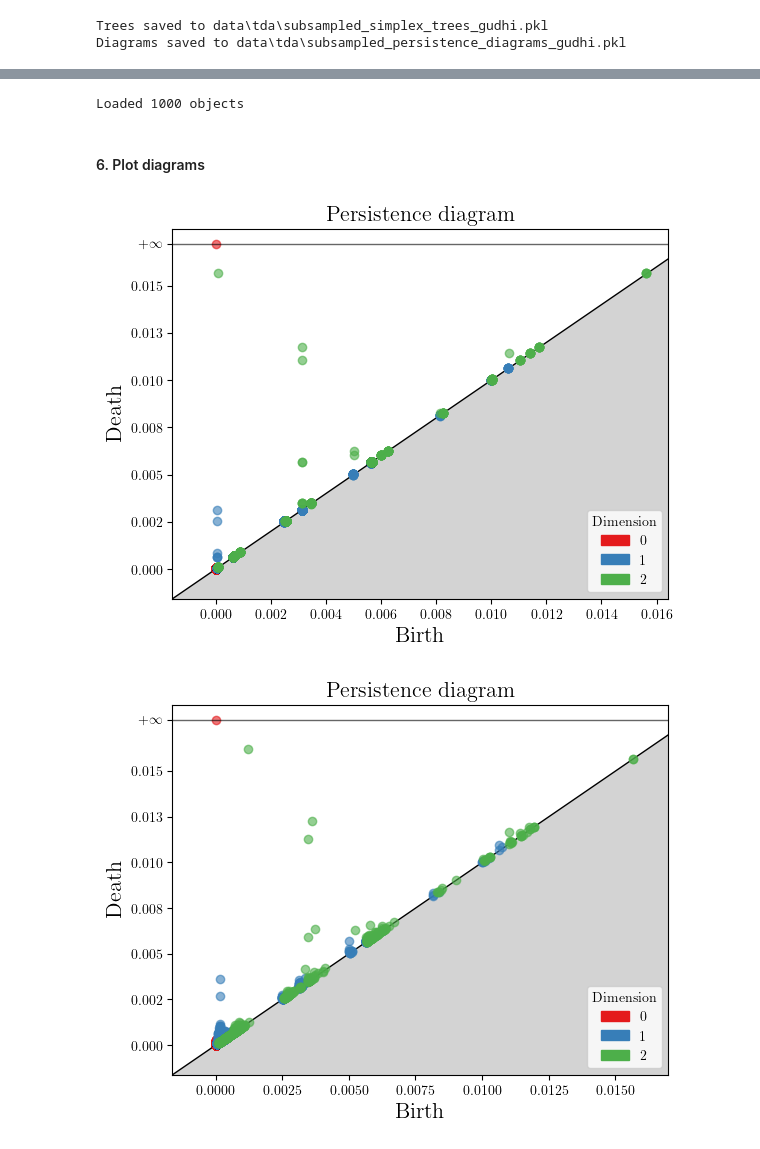
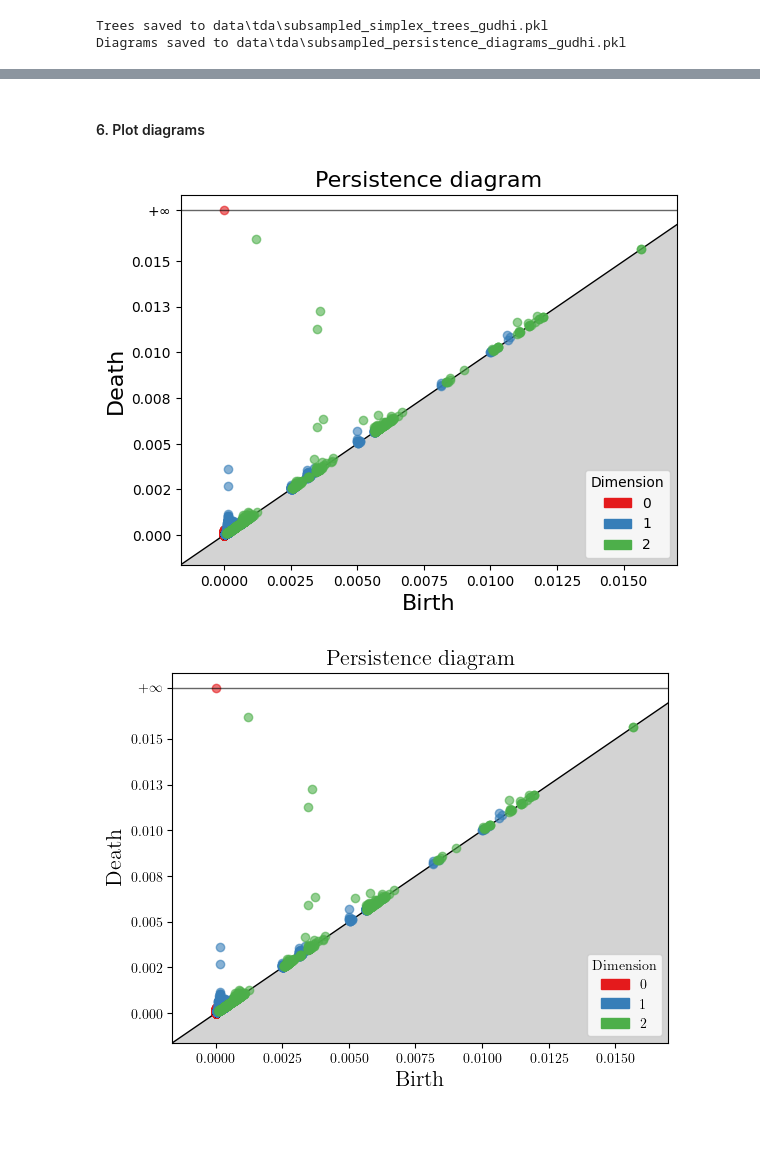
Before and after one commit to KnightKotOR/topology-mnist3d, a Jupyter notebook: feature-extraction/feature-extraction.ipynb, the cells around one changed output, grey strips where cells are left out. Saved outputs shown, nothing was run; the diff lists cells and outputs as text; code cells hidden in the pictures.

```diff
--- a/feature-extraction/feature-extraction.ipynb
+++ b/feature-extraction/feature-extraction.ipynb
@@ -82,8 +84,7 @@ point_clouds, labels = utils.subsampling.subsample_dataset(train_file, max_sampl
 import utils.subsampling
 importlib.reload(utils.subsampling)
 
-
-to_subsample, labels_subsampled = utils.subsampling.subsample_dataset(train_file, max_samples_per_class=100)
+to_subsample, labels_subsampled = utils.subsampling.subsample_dataset(train_file, max_samples_per_class=400)
 subsampled_point_clouds = utils.subsampling.subsample_point_clouds(to_subsample, 5000)
 
 plot_point_cloud(subsampled_point_clouds[0])
@@ -140,19 +141,17 @@ diagrams_sub[0]
 import utils.save_load
 importlib.reload(utils.save_load)
 
-diagrams_loaded = utils.save_load.load_object(diagrams_path)
-subsampled_diagrams_loaded = utils.save_load.load_object(subsampled_diagrams_path)
+# diagrams_loaded = diagrams if diagrams is not None else utils.save_load.load_object(diagrams_path)
+subsampled_diagrams_loaded = diagrams_sub if diagrams_sub is not None else utils.save_load.load_object(subsampled_diagrams_path)
-# %% [output]
-Loaded 1000 objects
 # %% [markdown]
 #### 6. Plot diagrams
 # %%
 import utils.plot
 importlib.reload(utils.plot)
 
-utils.plot.plot_persistence(diagrams_loaded, labels, 8)
+utils.plot.plot_persistence(subsampled_diagrams_loaded, labels, 8)
 # %% [output]
-[figure, old version]
+[figure, new version]
 # %%
 import utils.plot
 importlib.reload(utils.plot)
```
Also changed, not shown: parts of 10 cells of this notebook, 3 other files.
